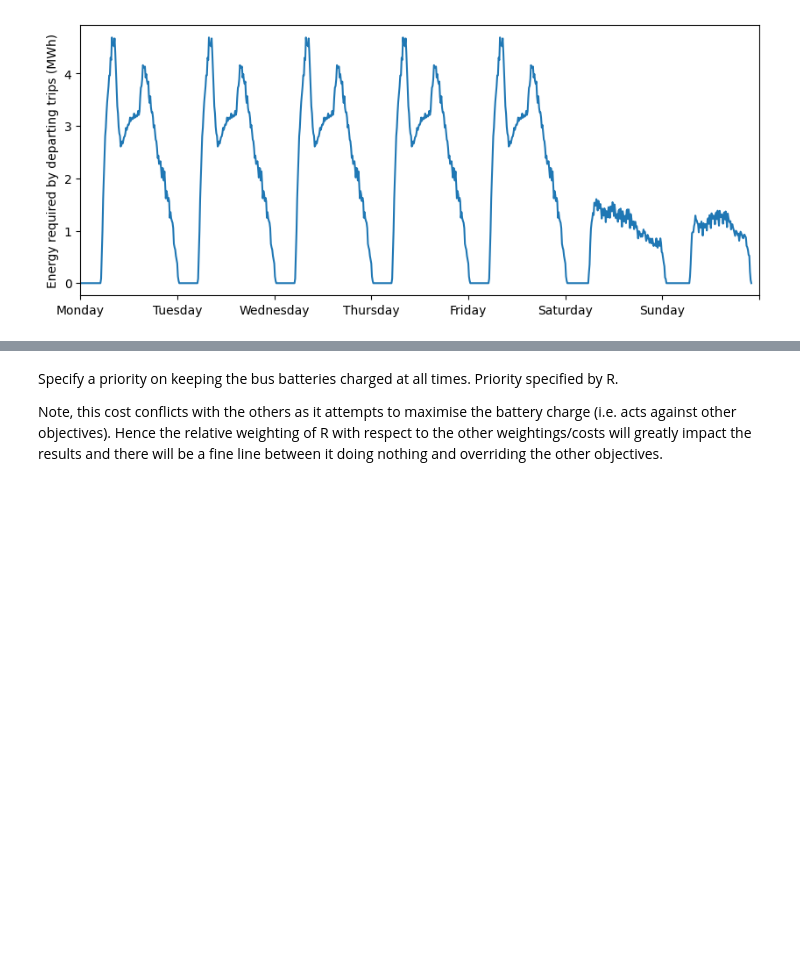
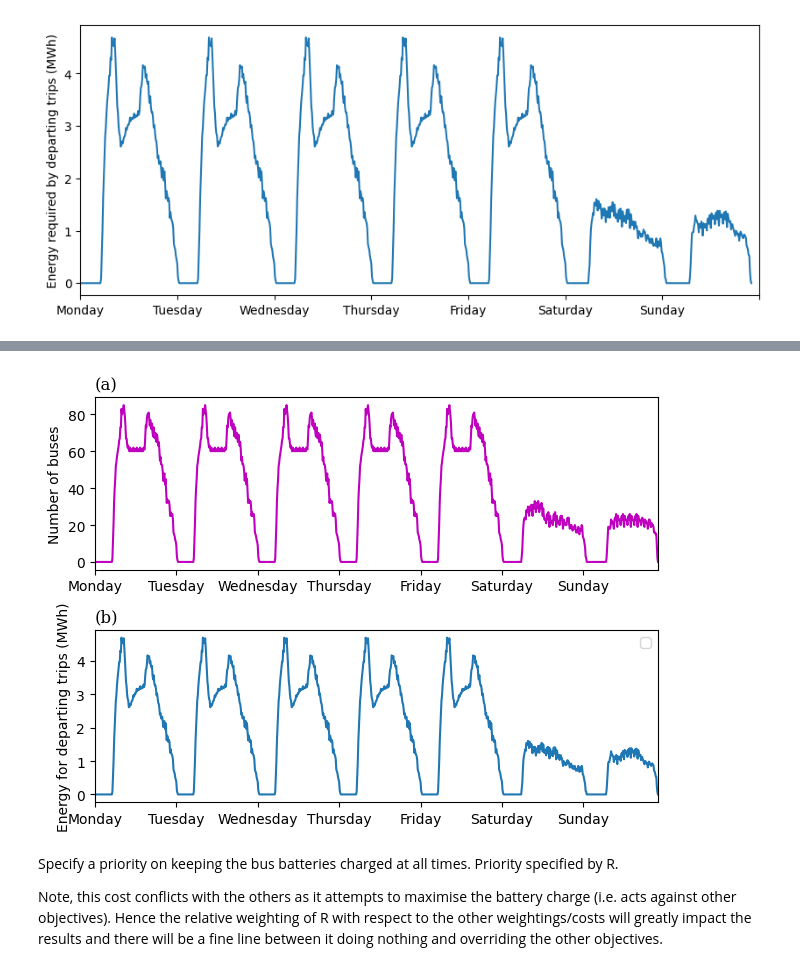
Before and after one commit to bsgip/RouteZero, a Jupyter notebook: scripts/npj_paper-Belconnen.ipynb, the cells around one changed output, grey strips where cells are left out. Drawn from its saved outputs; the diff is of its cells as text; code cells hidden in the pictures; blank space fills up the shorter version.

```diff
--- a/scripts/npj_paper-Belconnen.ipynb
+++ b/scripts/npj_paper-Belconnen.ipynb
@@ -340,3 +340,31 @@ plt.savefig('bus_energy.png')
 # %% [output]
 [figure]
 [figure]
+# %%
+xticks = np.linspace(0,7*24,8)
+xlabels = ['Monday', 'Tuesday', 'Wednesday', 'Thursday', 'Friday', 'Saturday', 'Sunday', '']
+
+fig, axs = plt.subplot_mosaic([['(a)'], ['(b)']],
+                            layout='constrained')
+for label, ax in axs.items():
+    # ax.set_title('Normal Title', fontstyle='italic')
+    ax.set_title(label, fontfamily='serif', loc='left', fontsize='large')
+
+plt.subplot(2, 1, 1)
+plt.plot(times / 60, buses_in_traffic, 'm')
+# plt.xlabel('Day of week')
+plt.ylabel('Number of buses')
+plt.xticks(ticks=xticks, labels=xlabels)
+plt.xlim([0, times[-1]/60])
+
+plt.subplot(2, 1, 2)
+plt.plot(times/60, t/1000)
+plt.ylabel("Energy for departing trips (MWh)")
+plt.xticks(ticks=xticks, labels=xlabels)
+plt.xlim([0, times[-1]/60])
+plt.legend(loc='upper right')
+
+plt.tight_layout()
+plt.savefig('buses.pdf')
+plt.savefig('buses.png')
+# %% [output]
@@ -343,3 +373,4 @@ plt.savefig('bus_energy.png')
+[figure, added]
 # %%
 # plot on map
 route_summaries = summarise_results(trips_data, ec_km, ec_total)
```
Also changed, not shown: parts of 18 cells of this notebook, 31 other files.
